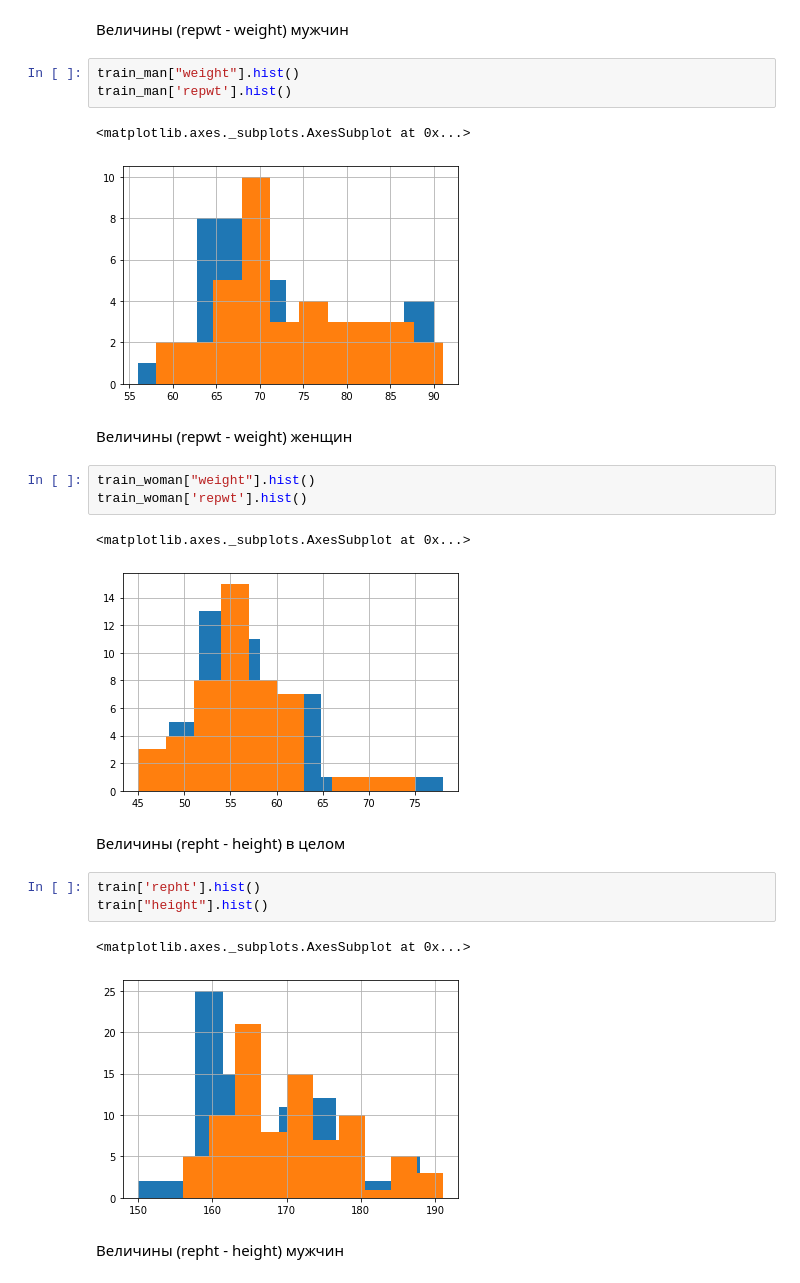
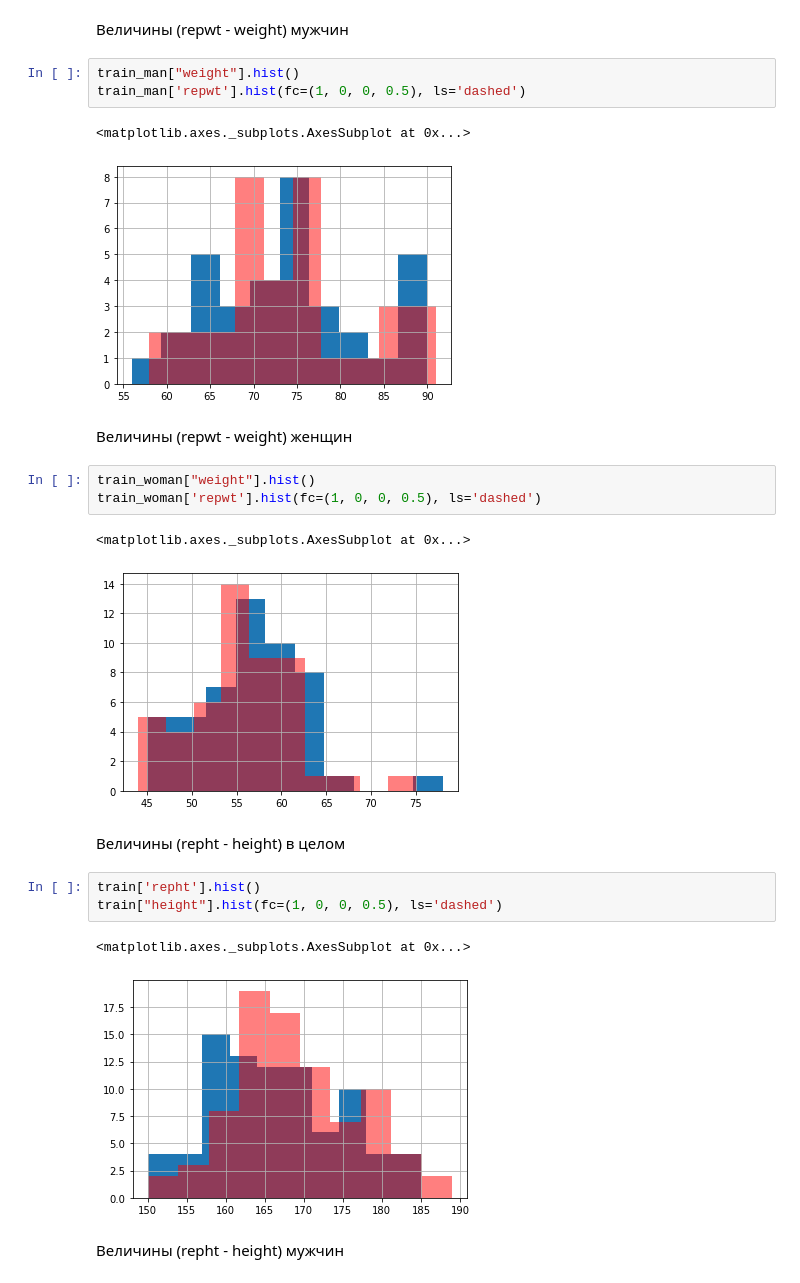
Before and after one commit to stasykrylova/LR_second, a Jupyter notebook: LR2_Beautiful.ipynb, the cells around one changed output. Saved outputs shown, nothing was run; the diff lists cells and outputs as text.

```diff
--- a/LR2_Beautiful.ipynb
+++ b/LR2_Beautiful.ipynb
@@ -190,26 +190,26 @@ train['repwt'].hist()
 Величины (repwt - weight) мужчин
 # %%
 train_man["weight"].hist()
-train_man['repwt'].hist()
+train_man['repwt'].hist(fc=(1, 0, 0, 0.5), ls='dashed')
 # %% [output]
 <matplotlib.axes._subplots.AxesSubplot at 0x...>
-[figure, old version]
+[figure, new version]
 # %% [markdown]
 Величины (repwt - weight) женщин
 # %%
 train_woman["weight"].hist()
-train_woman['repwt'].hist()
+train_woman['repwt'].hist(fc=(1, 0, 0, 0.5), ls='dashed')
 # %% [output]
 <matplotlib.axes._subplots.AxesSubplot at 0x...>
-[figure, old version]
+[figure, new version]
 # %% [markdown]
 Величины (repht - height) в целом
 # %%
 train['repht'].hist()
-train["height"].hist()
+train["height"].hist(fc=(1, 0, 0, 0.5), ls='dashed')
 # %% [output]
 <matplotlib.axes._subplots.AxesSubplot at 0x...>
-[figure, old version]
+[figure, new version]
 # %% [markdown]
 Величины (repht - height) мужчин
 # %%
```
Also changed, not shown: parts of 45 cells of this notebook.
